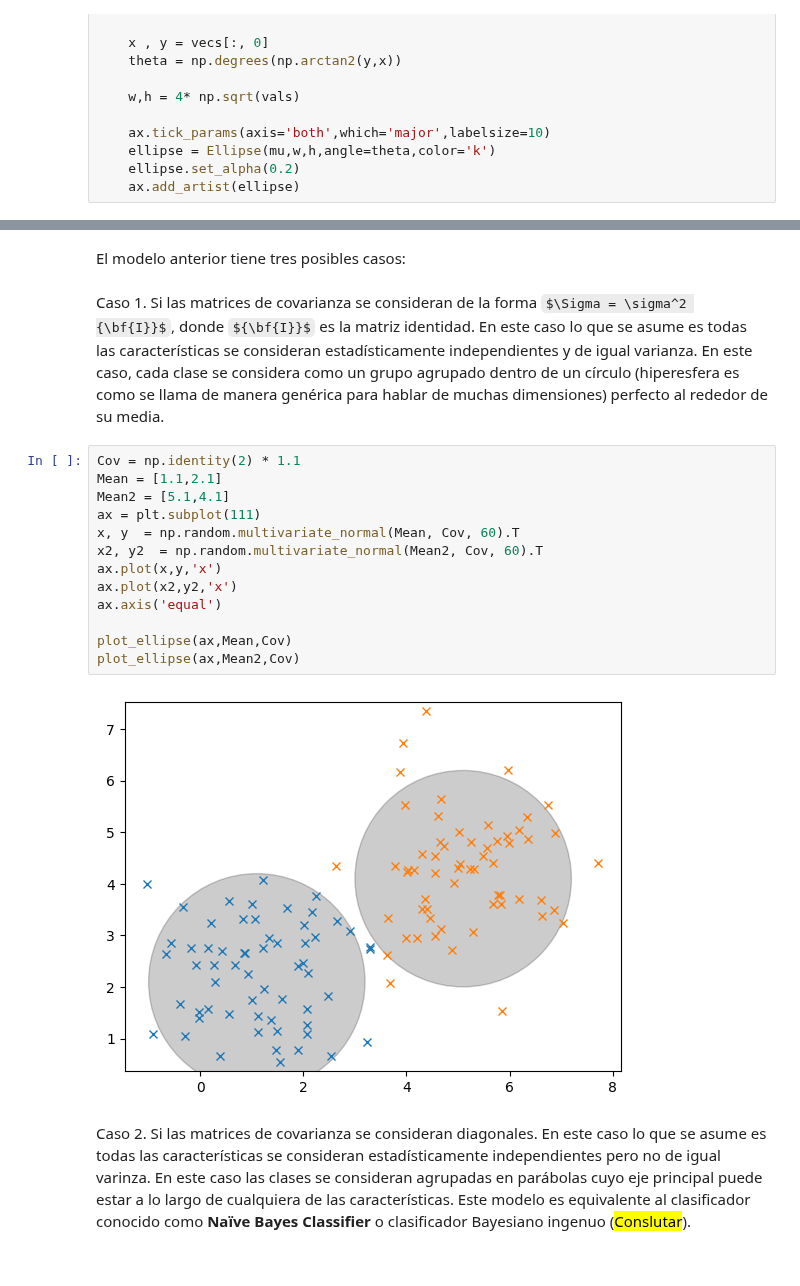
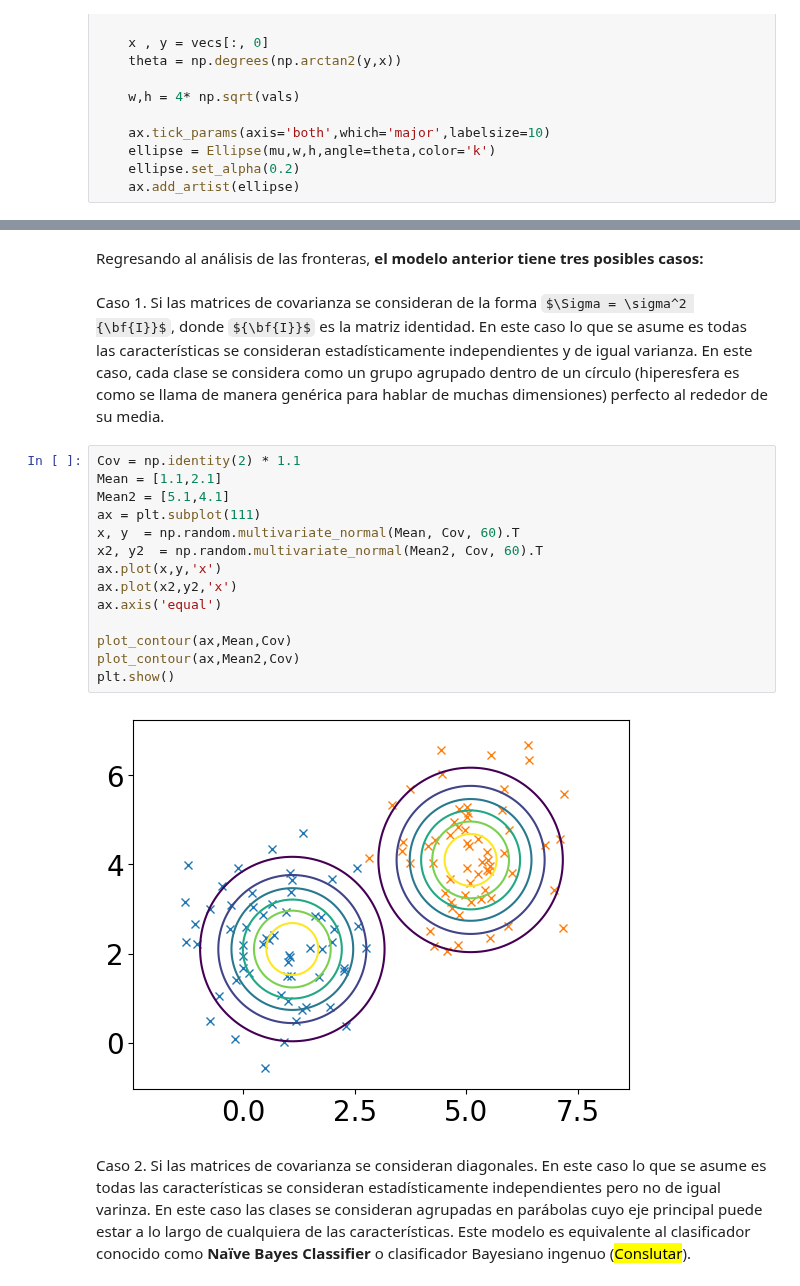
Before and after one commit to JulianCarvajal/Intro_ML_2025, a Jupyter notebook: Clase 03 - Funciones discriminantes Gausianas.ipynb, the cells around one changed output, grey strips where cells are left out. Saved outputs shown, nothing was run; the diff lists cells and outputs as text; some formulas as TeX source.

Commit message:
replaced ellipse by contour plot for Gaussians

```diff
--- a/Clase 03 - Funciones discriminantes Gausianas.ipynb
+++ b/Clase 03 - Funciones discriminantes Gausianas.ipynb
@@ -148,22 +155,23 @@ def plot_ellipse(ax, mu ,sigma):
 # %% [markdown]
-El modelo anterior tiene tres posibles casos:
+Regresando al análisis de las fronteras, **el modelo anterior tiene tres posibles casos:**
 # %% [markdown]
 Caso 1. Si las matrices de covarianza se consideran de la forma $\Sigma = \sigma^2 {\bf{I}}$, donde ${\bf{I}}$ es la matriz identidad. En este caso lo que se asume es todas las características se consideran estadísticamente independientes y de igual varianza. En este caso, cada clase se considera como un grupo agrupado dentro de un círculo (hiperesfera es como se llama de manera genérica para hablar de muchas dimensiones) perfecto al rededor de su media.
 # %%
 Cov = np.identity(2) * 1.1
 Mean = [1.1,2.1]
 Mean2 = [5.1,4.1]
 ax = plt.subplot(111)
 x, y  = np.random.multivariate_normal(Mean, Cov, 60).T
 x2, y2  = np.random.multivariate_normal(Mean2, Cov, 60).T
 ax.plot(x,y,'x')
 ax.plot(x2,y2,'x')
 ax.axis('equal')
 
-plot_ellipse(ax,Mean,Cov)
-plot_ellipse(ax,Mean2,Cov)
+plot_contour(ax,Mean,Cov)
+plot_contour(ax,Mean2,Cov)
+plt.show()
 # %% [output]
-[figure, old version]
+[figure, new version]
 # %% [markdown]
 Caso 2. Si las matrices de covarianza se consideran diagonales. En este caso lo que se asume es todas las características se consideran estadísticamente independientes pero no de igual varinza. En este caso las clases se consideran agrupadas en parábolas cuyo eje principal puede estar a lo largo de cualquiera de las características. Este modelo es equivalente al clasificador conocido como <b>Naïve Bayes Classifier</b> o clasificador Bayesiano ingenuo (<mark>Conslutar</mark>).
 # %% [markdown]
```
Also changed, not shown: parts of 3 cells of this notebook, 2 other files.
